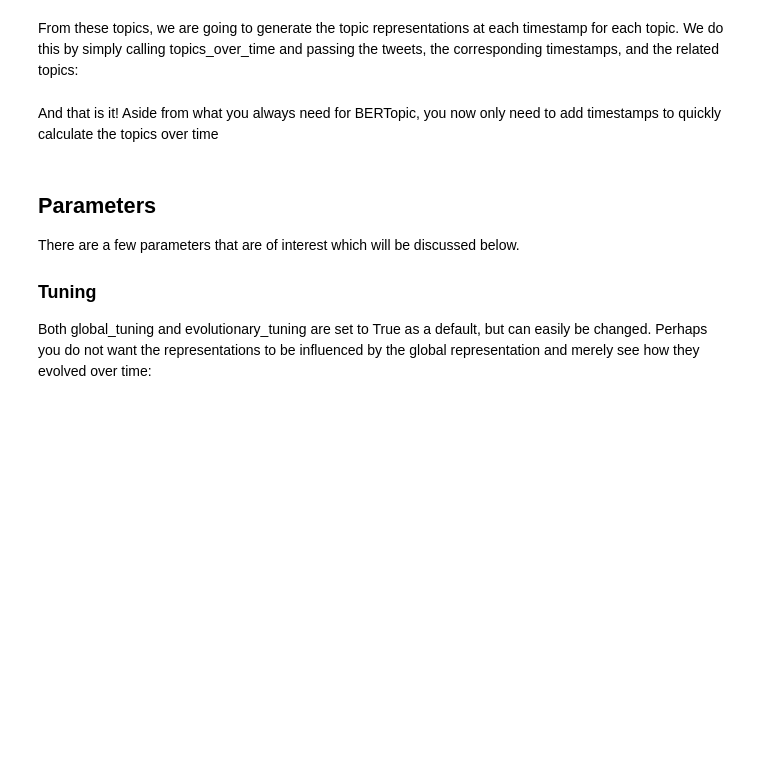
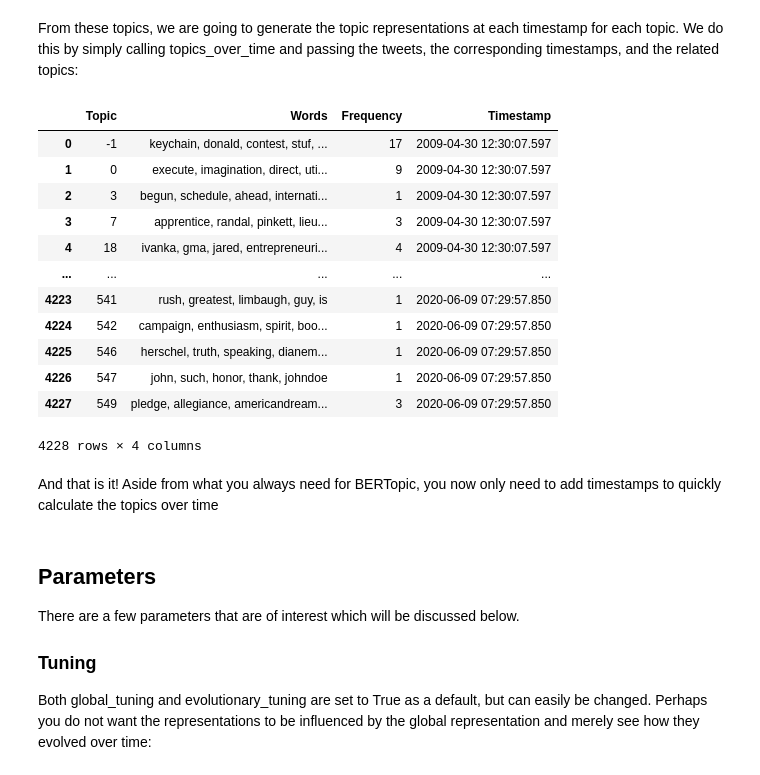
Before and after one commit to Shudi-Zhao/bertopic, a Jupyter notebook: variations/modeling.ipynb, the cells around one changed output. Cells and saved outputs as stored; diff of their text form; code cells hidden in the pictures; blank space fills up the shorter version.

```diff
--- a/variations/modeling.ipynb
+++ b/variations/modeling.ipynb
@@ -43,6 +60,22 @@ topics, probs = topic_model.fit_transform(tweets)
 From these topics, we are going to generate the topic representations at each timestamp for each topic. We do this by simply calling topics_over_time and passing the tweets, the corresponding timestamps, and the related topics:
 # %%
 topics_over_time = topic_model.topics_over_time(tweets, timestamps, nr_bins=20)
+# %%
+topics_over_time
+# %% [output]
+|  | Topic | Words | Frequency | Timestamp |
+| 0 | -1 | keychain, donald, contest, stuf, ... | 17 | 2009-04-30 12:30:07.597 |
+| 1 | 0 | execute, imagination, direct, uti... | 9 | 2009-04-30 12:30:07.597 |
+| 2 | 3 | begun, schedule, ahead, internati... | 1 | 2009-04-30 12:30:07.597 |
+| 3 | 7 | apprentice, randal, pinkett, lieu... | 3 | 2009-04-30 12:30:07.597 |
+| 4 | 18 | ivanka, gma, jared, entrepreneuri... | 4 | 2009-04-30 12:30:07.597 |
+| ... | ... | ... | ... | ... |
+| 4223 | 541 | rush, greatest, limbaugh, guy, is | 1 | 2020-06-09 07:29:57.850 |
+| 4224 | 542 | campaign, enthusiasm, spirit, boo... | 1 | 2020-06-09 07:29:57.850 |
+| 4225 | 546 | herschel, truth, speaking, dianem... | 1 | 2020-06-09 07:29:57.850 |
+| 4226 | 547 | john, such, honor, thank, johndoe | 1 | 2020-06-09 07:29:57.850 |
+| 4227 | 549 | pledge, allegiance, americandream... | 3 | 2020-06-09 07:29:57.850 |
+4228 rows × 4 columns
 # %% [markdown]
 And that is it! Aside from what you always need for BERTopic, you now only need to add timestamps to quickly calculate the topics over time
 # %% [markdown]
```
Also changed, not shown: parts of 32 cells of this notebook, 1 other file.
